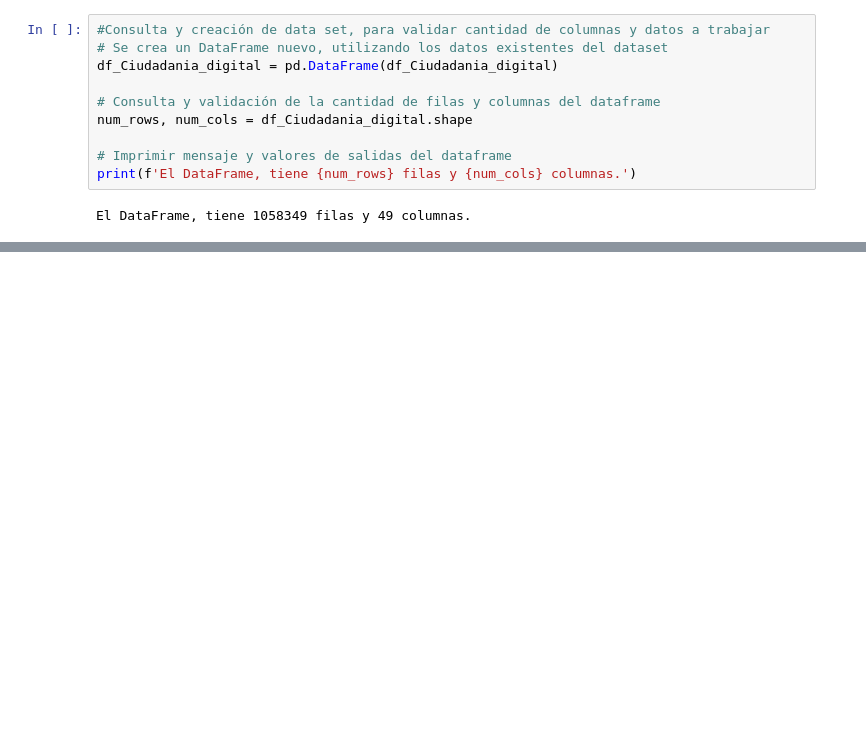
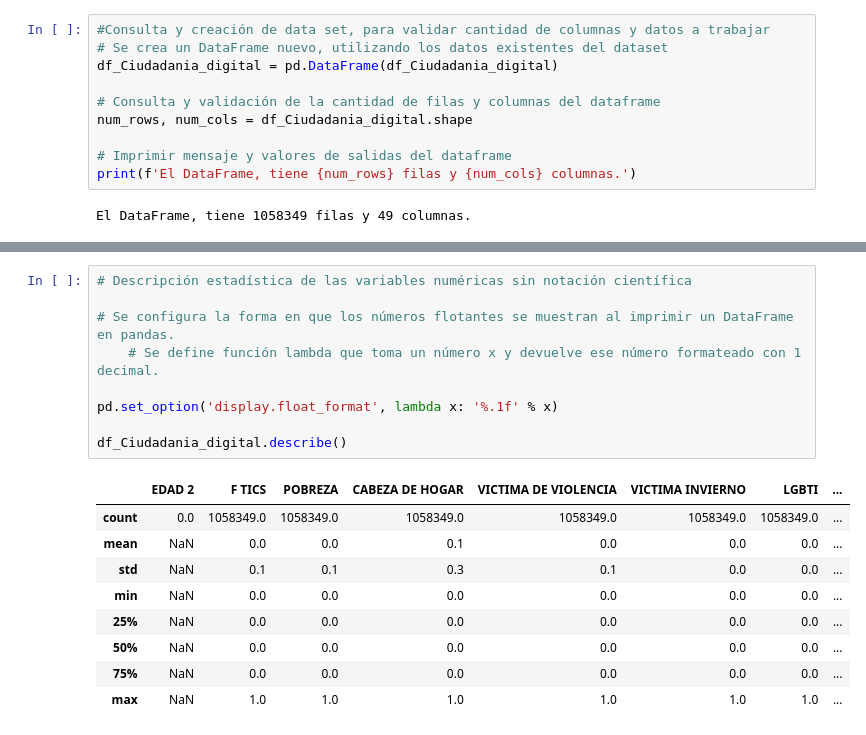
Before and after one commit to Dalivi83/analisisyvisualizaciondata, a Jupyter notebook: laboratorio2.ipynb, the cells around one changed output, grey strips where cells are left out. Drawn from its saved outputs; the diff is of its cells as text; blank space fills up the shorter version.

```diff
--- a/laboratorio2.ipynb
+++ b/laboratorio2.ipynb
@@ -81,0 +135,19 @@ df_Ciudadania_digital.sample(30)
+# %%
+# Descripción estadística de las variables numéricas sin notación científica
+
+# Se configura la forma en que los números flotantes se muestran al imprimir un DataFrame en pandas.
+    # Se define función lambda que toma un número x y devuelve ese número formateado con 1 decimal.
+
+pd.set_option('display.float_format', lambda x: '%.1f' % x)
+
+df_Ciudadania_digital.describe()
+# %% [output]
+|  | EDAD 2 | F TICS | POBREZA | CABEZA DE HOGAR | VICTIMA DE VIOLENCIA | VICTIMA INVIERNO | LGBTI | ... |
+| count | 0.0 | 1058349.0 | 1058349.0 | 1058349.0 | 1058349.0 | 1058349.0 | 1058349.0 | ... |
+| mean | NaN | 0.0 | 0.0 | 0.1 | 0.0 | 0.0 | 0.0 | ... |
+| std | NaN | 0.1 | 0.1 | 0.3 | 0.1 | 0.0 | 0.0 | ... |
+| min | NaN | 0.0 | 0.0 | 0.0 | 0.0 | 0.0 | 0.0 | ... |
+| 25% | NaN | 0.0 | 0.0 | 0.0 | 0.0 | 0.0 | 0.0 | ... |
+| 50% | NaN | 0.0 | 0.0 | 0.0 | 0.0 | 0.0 | 0.0 | ... |
+| 75% | NaN | 0.0 | 0.0 | 0.0 | 0.0 | 0.0 | 0.0 | ... |
+| max | NaN | 1.0 | 1.0 | 1.0 | 1.0 | 1.0 | 1.0 | ... |
```
Also changed, not shown: parts of 8 cells of this notebook.
